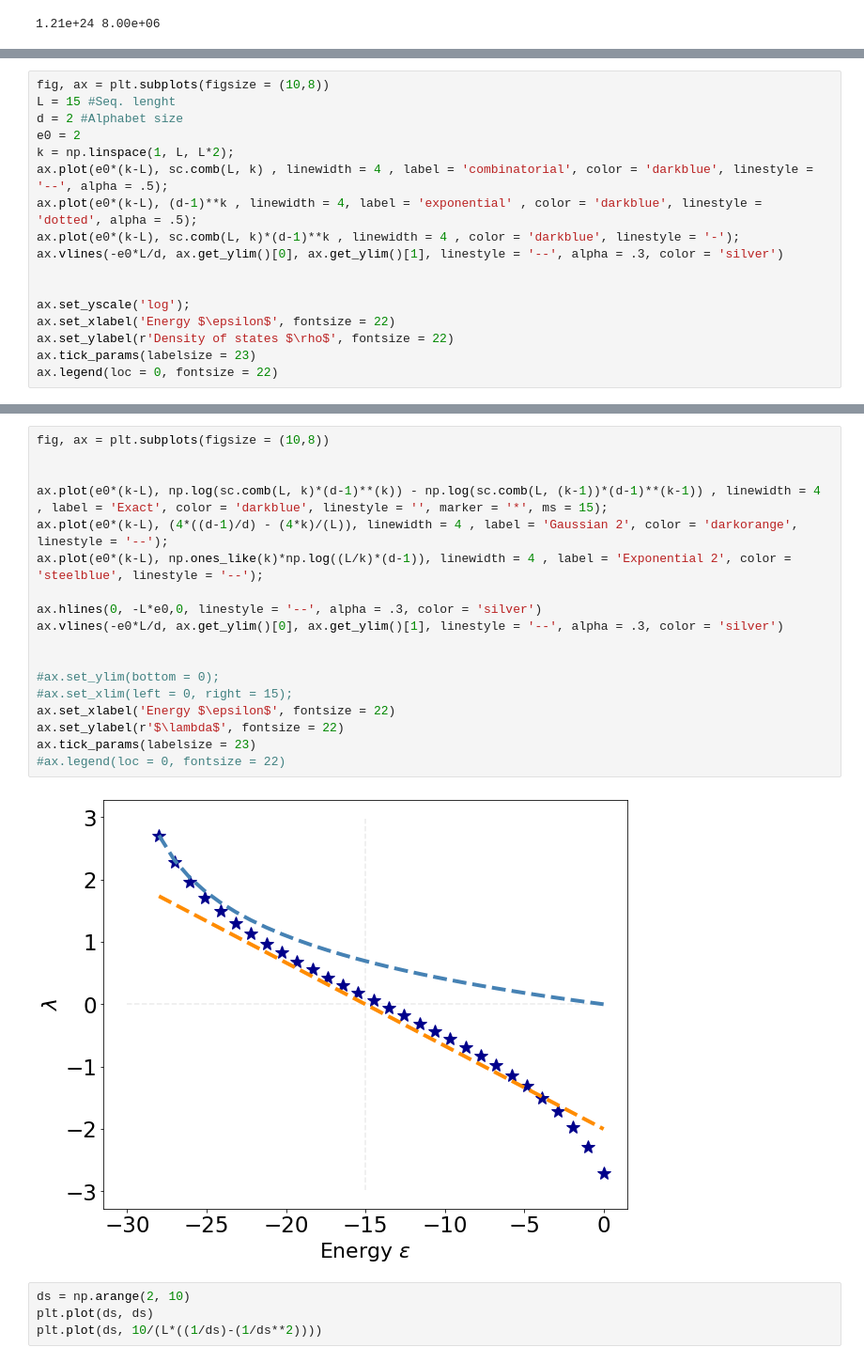
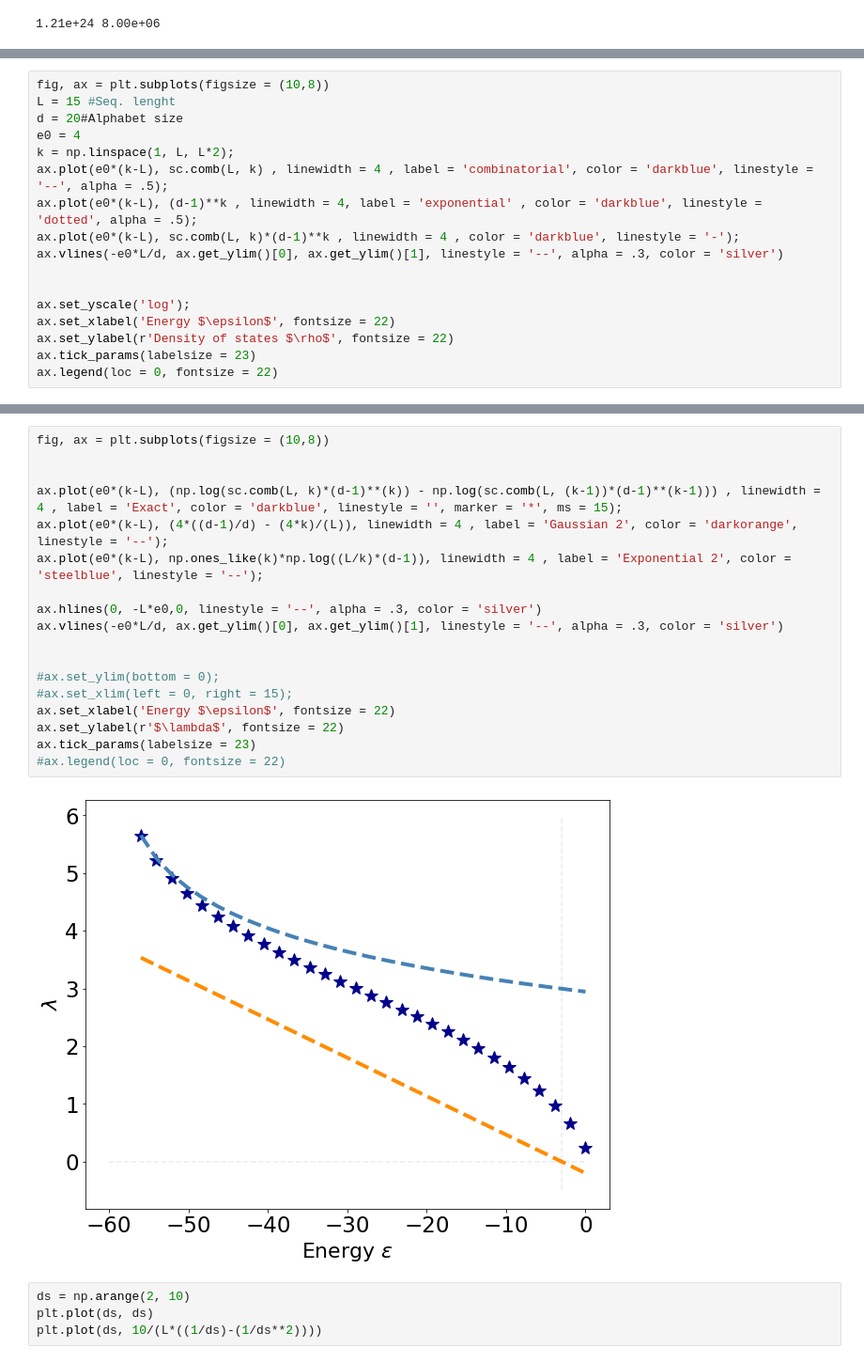
Before and after one commit to rmorantovar/Immune_System, a Jupyter notebook: Jupyter_Notebooks/5_Geometric_exponent.ipynb, the cells around one changed output, grey strips where cells are left out. Shown at 94% size. Saved outputs shown, nothing was run; the diff lists cells and outputs as text.

```diff
--- a/Jupyter_Notebooks/5_Geometric_exponent.ipynb
+++ b/Jupyter_Notebooks/5_Geometric_exponent.ipynb
@@ -35,8 +37,8 @@ print('%.2e'%(2**80),'%.2e'%(len(E)))
 # %%
 fig, ax = plt.subplots(figsize = (10,8))
 L = 15 #Seq. lenght
-d = 2 #Alphabet size
-e0 = 2
+d = 20#Alphabet size
+e0 = 4
 k = np.linspace(1, L, L*2);
 ax.plot(e0*(k-L), sc.comb(L, k) , linewidth = 4 , label = 'combinatorial', color = 'darkblue', linestyle = '--', alpha = .5);
 ax.plot(e0*(k-L), (d-1)**k , linewidth = 4, label = 'exponential' , color = 'darkblue', linestyle = 'dotted', alpha = .5);
@@ -97,23 +99,23 @@ ax.legend(loc = 0, fontsize = 22)
 # %%
 fig, ax = plt.subplots(figsize = (10,8))
 
 
-ax.plot(e0*(k-L), np.log(sc.comb(L, k)*(d-1)**(k)) - np.log(sc.comb(L, (k-1))*(d-1)**(k-1)) , linewidth = 4 , label = 'Exact', color = 'darkblue', linestyle = '', marker = '*', ms = 15);
+ax.plot(e0*(k-L), (np.log(sc.comb(L, k)*(d-1)**(k)) - np.log(sc.comb(L, (k-1))*(d-1)**(k-1))) , linewidth = 4 , label = 'Exact', color = 'darkblue', linestyle = '', marker = '*', ms = 15);
 ax.plot(e0*(k-L), (4*((d-1)/d) - (4*k)/(L)), linewidth = 4 , label = 'Gaussian 2', color = 'darkorange', linestyle = '--');
 ax.plot(e0*(k-L), np.ones_like(k)*np.log((L/k)*(d-1)), linewidth = 4 , label = 'Exponential 2', color = 'steelblue', linestyle = '--');
 
 ax.hlines(0, -L*e0,0, linestyle = '--', alpha = .3, color = 'silver')
 ax.vlines(-e0*L/d, ax.get_ylim()[0], ax.get_ylim()[1], linestyle = '--', alpha = .3, color = 'silver')
 
 
 #ax.set_ylim(bottom = 0);
 #ax.set_xlim(left = 0, right = 15);
 ax.set_xlabel('Energy $\epsilon$', fontsize = 22)
 ax.set_ylabel(r'$\lambda$', fontsize = 22)
 ax.tick_params(labelsize = 23)
 #ax.legend(loc = 0, fontsize = 22)
 # %% [output]
-[figure, old version]
+[figure, new version]
 # %%
 ds = np.arange(2, 10)
 plt.plot(ds, ds)
```
Also changed, not shown: parts of 9 cells of this notebook, 6 other files.
